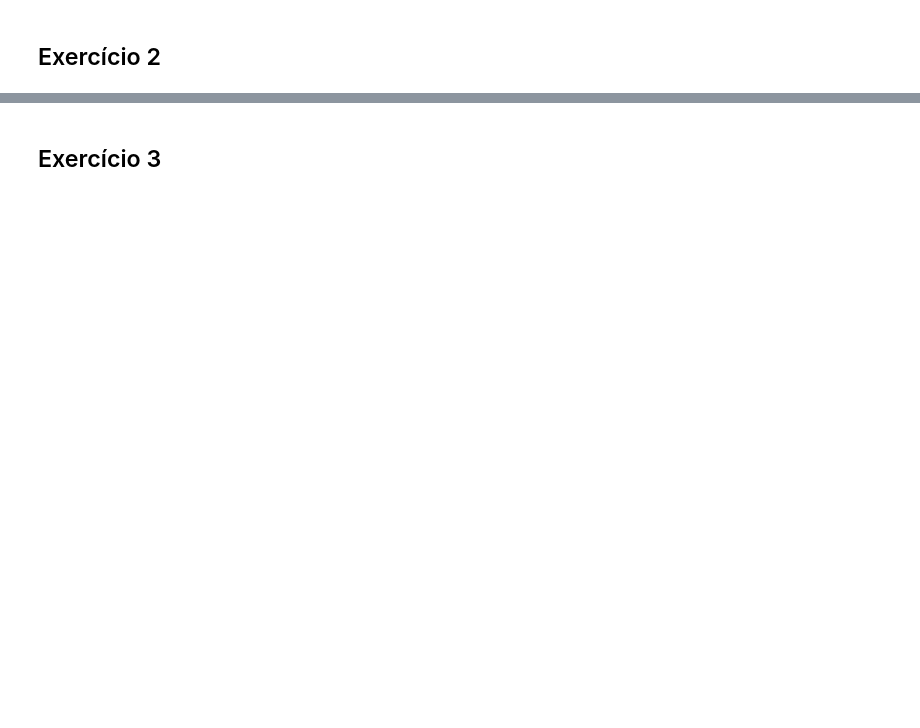
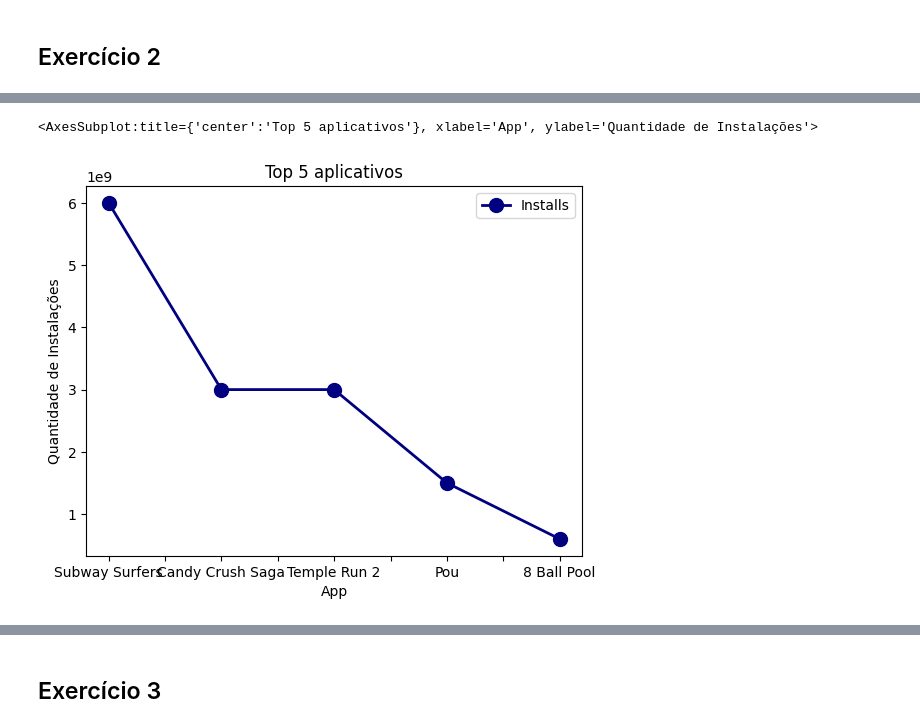
Before and after one commit to Luiz695/sprint02-Python-compass, a Jupyter notebook: lista-de-exercicios/lista-02/Lista_02.ipynb, the cells around one changed output, grey strips where cells are left out. Saved outputs shown, nothing was run; the diff lists cells and outputs as text; code cells hidden in the pictures; blank space fills up the shorter version.

```diff
--- a/lista-de-exercicios/lista-02/Lista_02.ipynb
+++ b/lista-de-exercicios/lista-02/Lista_02.ipynb
@@ -28,0 +337,7 @@ Leia o arquivo csv googleplaystore.csv e realize as seguintes atividades sobre o
+# %%
+import matplotlib.pyplot as plt
+
+top_5_apps.plot(lw=2, colormap='jet', marker='o', markersize = 10, title='Top 5 aplicativos', ylabel='Quantidade de Instalações')
+# %% [output]
+<AxesSubplot:title={'center':'Top 5 aplicativos'}, xlabel='App', ylabel='Quantidade de Instalações'>
+[figure, added]
```
Also changed, not shown: parts of 56 cells of this notebook, 10 other files.
